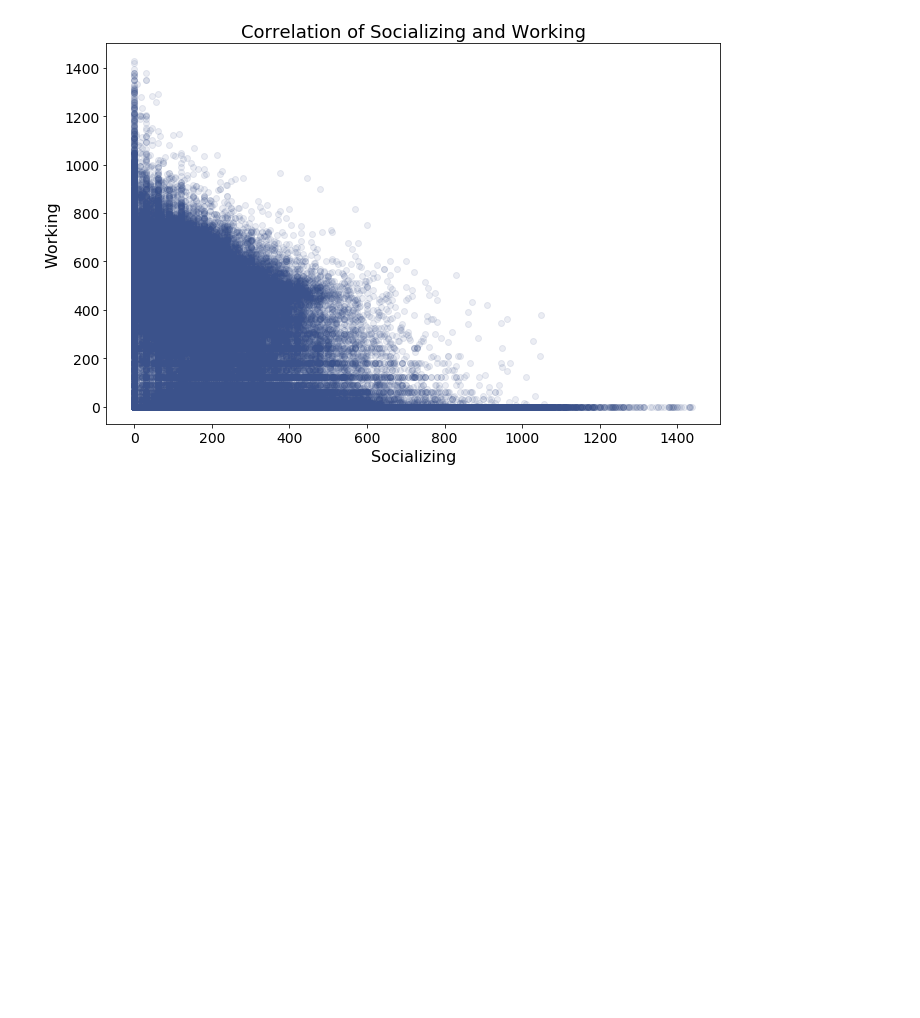
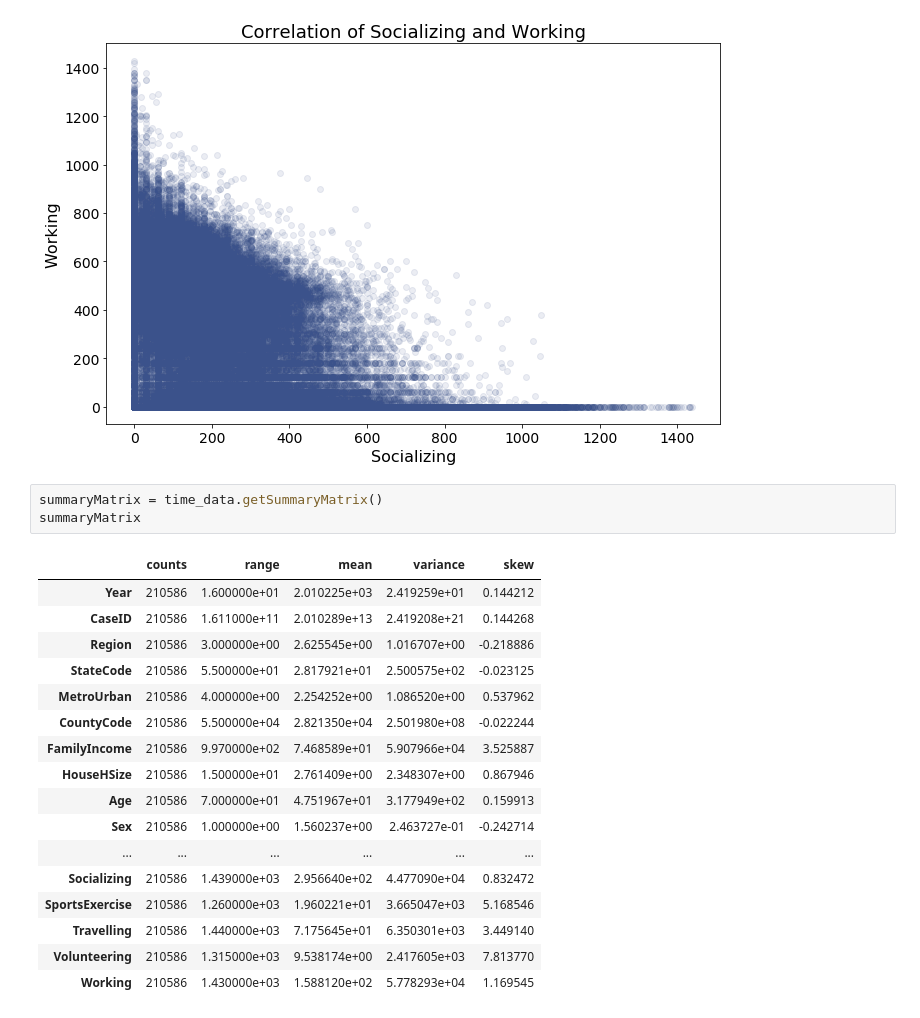
Before and after one commit to MTabbutt/SubGroupExplorerTool_DataViz_CS765, a Jupyter notebook: Tutorial_AmericanTimeUsageSurvey.ipynb, the cells around one changed output. Drawn from its saved outputs; the diff is of its cells as text; blank space fills up the shorter version.

```diff
--- a/Tutorial_AmericanTimeUsageSurvey.ipynb
+++ b/Tutorial_AmericanTimeUsageSurvey.ipynb
@@ -56,3 +56,24 @@ time_data.plotCorrelation("Socializing", "Working", alpha=.1)
 # %% [output]
 Pearson's correlation coefficent: r = -0.456232
 [figure]
+# %%
+summaryMatrix = time_data.getSummaryMatrix()
+summaryMatrix
+# %% [output]
+|  | counts | range | mean | variance | skew |
+| Year | 210586 | 1.600000e+01 | 2.010225e+03 | 2.419259e+01 | 0.144212 |
+| CaseID | 210586 | 1.611000e+11 | 2.010289e+13 | 2.419208e+21 | 0.144268 |
+| Region | 210586 | 3.000000e+00 | 2.625545e+00 | 1.016707e+00 | -0.218886 |
+| StateCode | 210586 | 5.500000e+01 | 2.817921e+01 | 2.500575e+02 | -0.023125 |
+| MetroUrban | 210586 | 4.000000e+00 | 2.254252e+00 | 1.086520e+00 | 0.537962 |
+| CountyCode | 210586 | 5.500000e+04 | 2.821350e+04 | 2.501980e+08 | -0.022244 |
+| FamilyIncome | 210586 | 9.970000e+02 | 7.468589e+01 | 5.907966e+04 | 3.525887 |
+| HouseHSize | 210586 | 1.500000e+01 | 2.761409e+00 | 2.348307e+00 | 0.867946 |
+| Age | 210586 | 7.000000e+01 | 4.751967e+01 | 3.177949e+02 | 0.159913 |
+| Sex | 210586 | 1.000000e+00 | 1.560237e+00 | 2.463727e-01 | -0.242714 |
+| ... | ... | ... | ... | ... | ... |
+| Socializing | 210586 | 1.439000e+03 | 2.956640e+02 | 4.477090e+04 | 0.832472 |
+| SportsExercise | 210586 | 1.260000e+03 | 1.960221e+01 | 3.665047e+03 | 5.168546 |
+| Travelling | 210586 | 1.440000e+03 | 7.175645e+01 | 6.350301e+03 | 3.449140 |
+| Volunteering | 210586 | 1.315000e+03 | 9.538174e+00 | 2.417605e+03 | 7.813770 |
+| Working | 210586 | 1.430000e+03 | 1.588120e+02 | 5.778293e+04 | 1.169545 |
```
Also changed, not shown: parts of 1 cell of this notebook, 2 other files.
